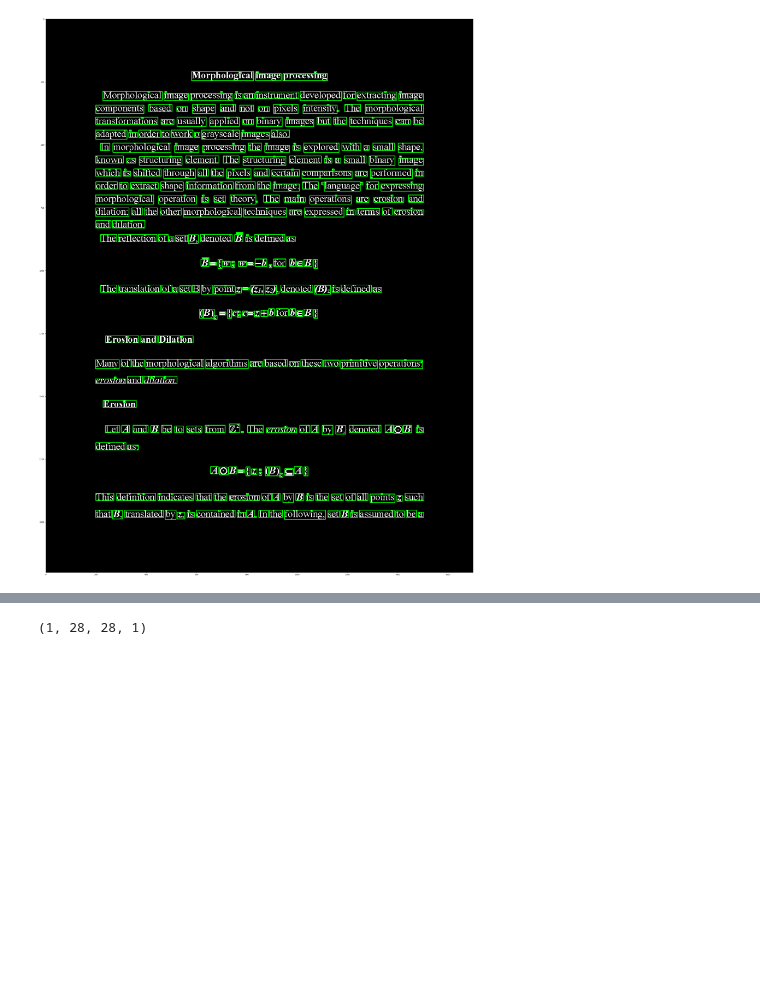
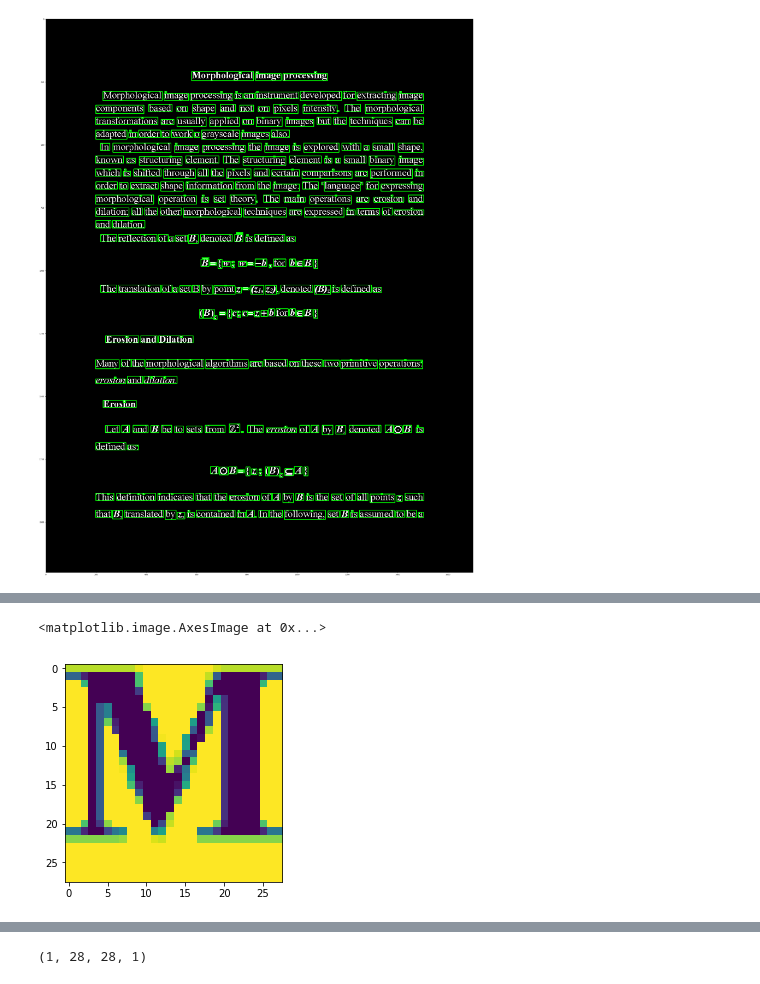
Before and after one commit to PetrisorIustin/Digital-image-processing, a Jupyter notebook: Lab3/lab3.ipynb, the cells around one changed output, grey strips where cells are left out. Saved outputs shown, nothing was run; the diff lists cells and outputs as text; code cells hidden in the pictures; blank space fills up the shorter version.

```diff
--- a/Lab3/lab3.ipynb
+++ b/Lab3/lab3.ipynb
@@ -156,3 +152,8 @@ for cnt in contours:
+# %%
+plt.imshow(img_orig)
+# %% [output]
+<matplotlib.image.AxesImage at 0x...>
+[figure, added]
 # %%
 word = gray[y:y+h, x:x+w].copy()
 
```
Also changed, not shown: parts of 8 cells of this notebook, 29 other files.
